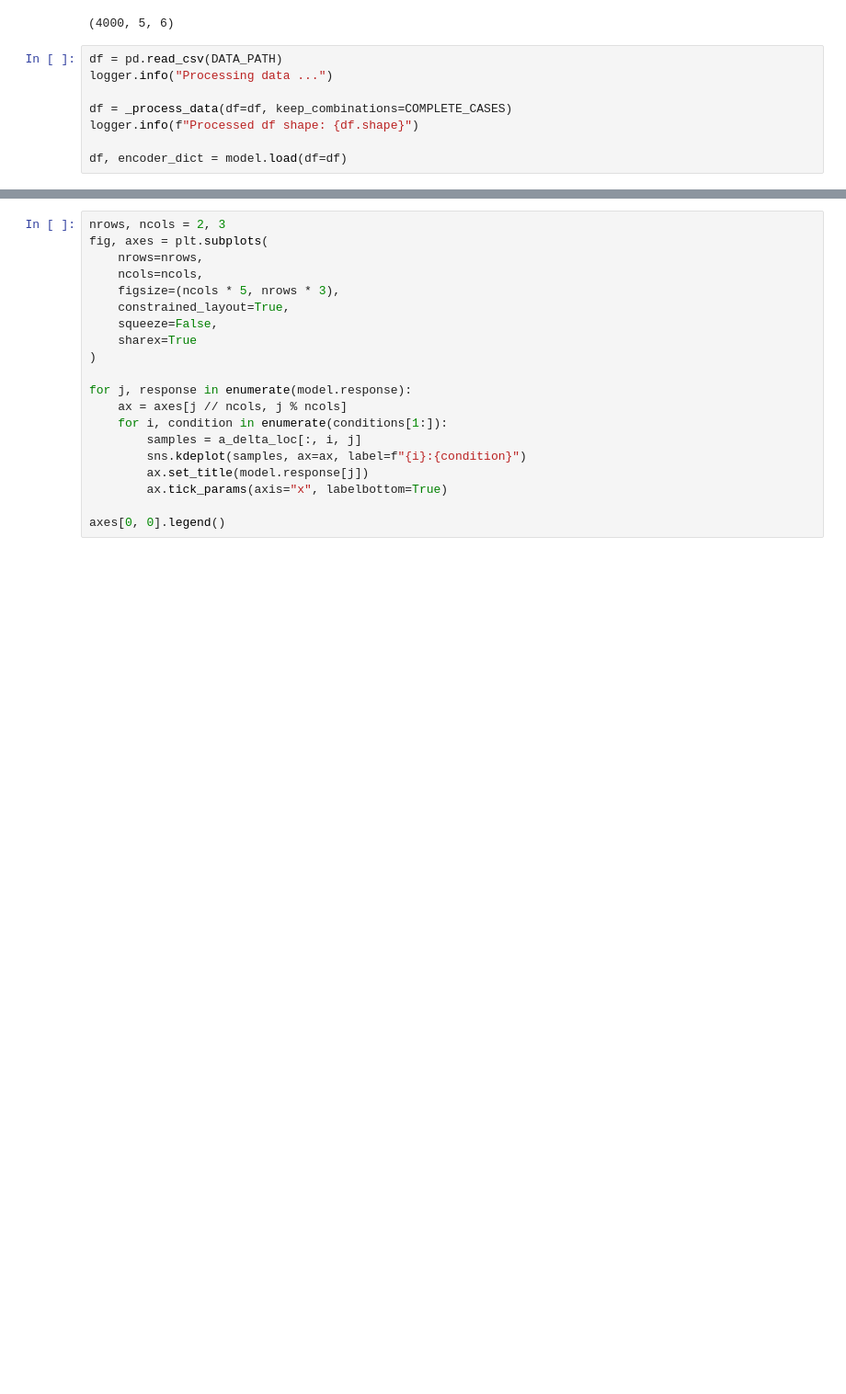
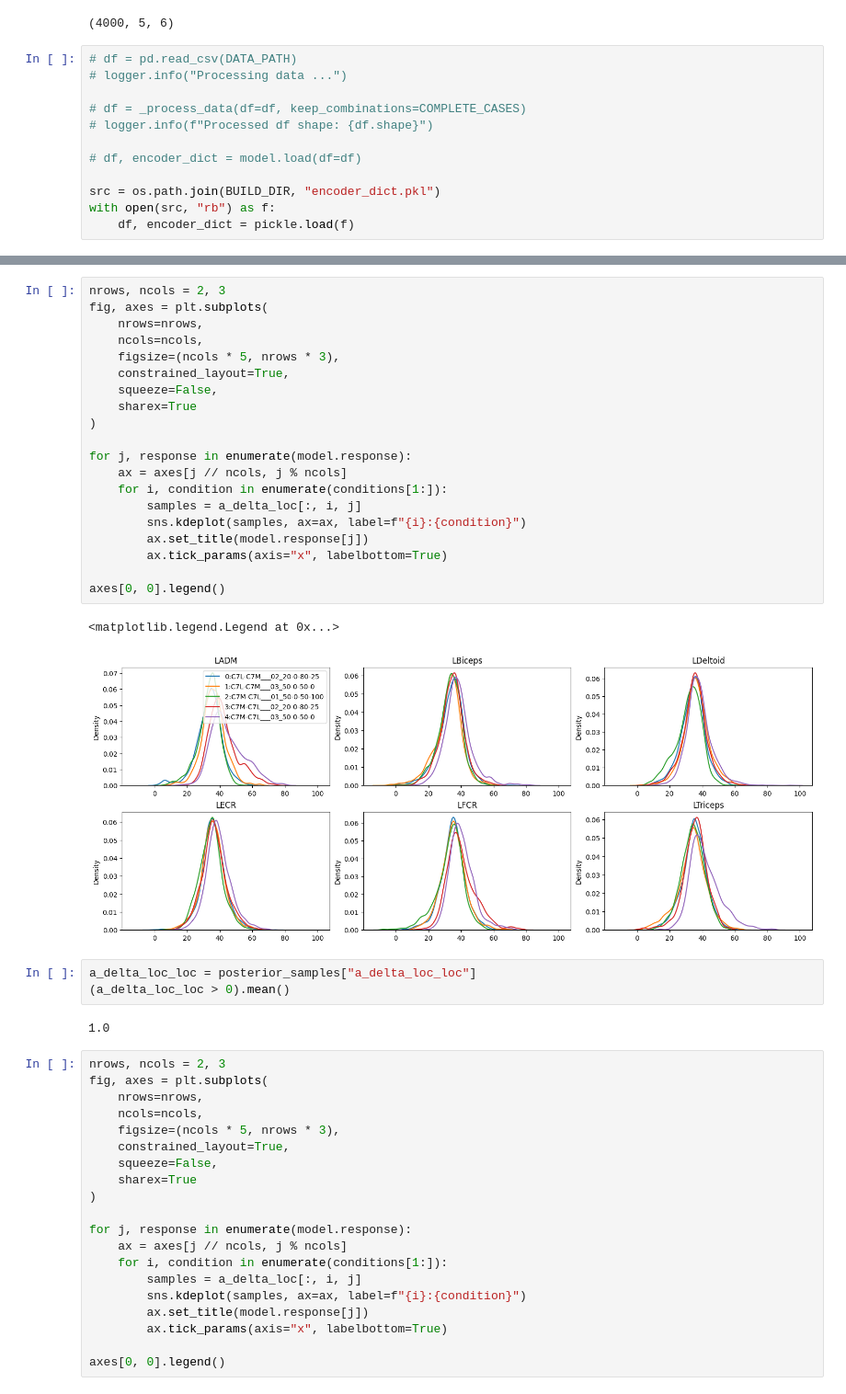
Before and after one commit to hbmep/rat-mapping, a Jupyter notebook: notebooks/j-shap/analysis__cc_position_charge.ipynb, the cells around one changed output, grey strips where cells are left out. Shown at 92% size. Saved outputs shown, nothing was run; the diff lists cells and outputs as text; blank space fills up the shorter version.

Commit message:
some more shape analysis

```diff
--- a/notebooks/j-shap/core__cc_position_charge.ipynb
+++ b/notebooks/j-shap/analysis__cc_position_charge.ipynb
@@ -39,10 +38,14 @@ a_delta_loc.shape
 # %% [output]
 (4000, 5, 6)
 # %%
-df = pd.read_csv(DATA_PATH)
-logger.info("Processing data ...")
+# df = pd.read_csv(DATA_PATH)
+# logger.info("Processing data ...")
 
-df = _process_data(df=df, keep_combinations=COMPLETE_CASES)
-logger.info(f"Processed df shape: {df.shape}")
+# df = _process_data(df=df, keep_combinations=COMPLETE_CASES)
+# logger.info(f"Processed df shape: {df.shape}")
 
-df, encoder_dict = model.load(df=df)
+# df, encoder_dict = model.load(df=df)
+
+src = os.path.join(BUILD_DIR, "encoder_dict.pkl")
+with open(src, "rb") as f:
+    df, encoder_dict = pickle.load(f)
@@ -68,3 +73,31 @@ conditions
+# %%
+nrows, ncols = 2, 3
+fig, axes = plt.subplots(
+    nrows=nrows,
+    ncols=ncols,
+    figsize=(ncols * 5, nrows * 3),
+    constrained_layout=True,
+    squeeze=False,
+    sharex=True
+)
+
+for j, response in enumerate(model.response):
+    ax = axes[j // ncols, j % ncols]
+    for i, condition in enumerate(conditions[1:]):
+        samples = a_delta_loc[:, i, j]
+        sns.kdeplot(samples, ax=ax, label=f"{i}:{condition}")
+        ax.set_title(model.response[j])
+        ax.tick_params(axis="x", labelbottom=True)
+
+axes[0, 0].legend()
+# %% [output]
+<matplotlib.legend.Legend at 0x...>
+[figure, added]
+# %%
+a_delta_loc_loc = posterior_samples["a_delta_loc_loc"]
+(a_delta_loc_loc > 0).mean()
+# %% [output]
+1.0
 # %%
 nrows, ncols = 2, 3
 fig, axes = plt.subplots(
```
Also changed, not shown: parts of 4 cells of this notebook, 3 other files.
